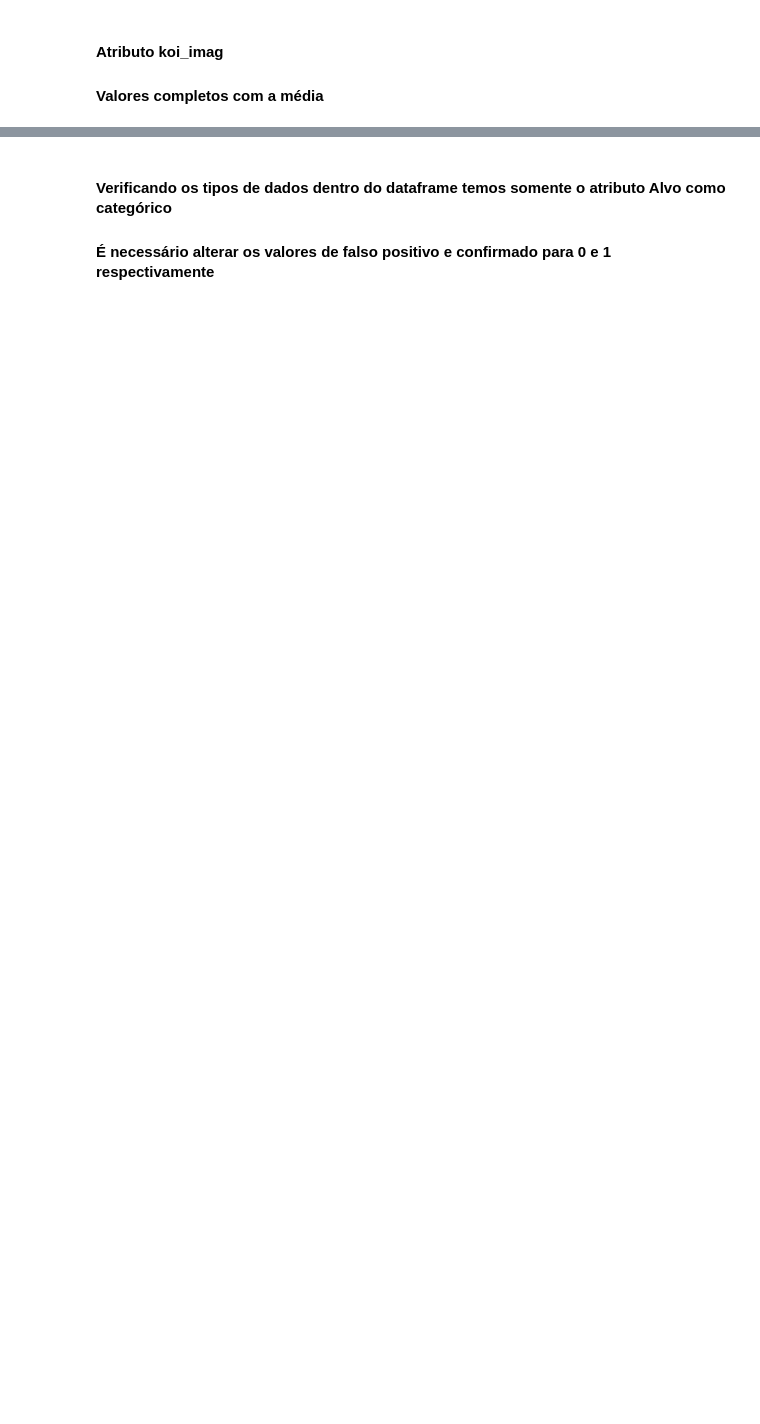
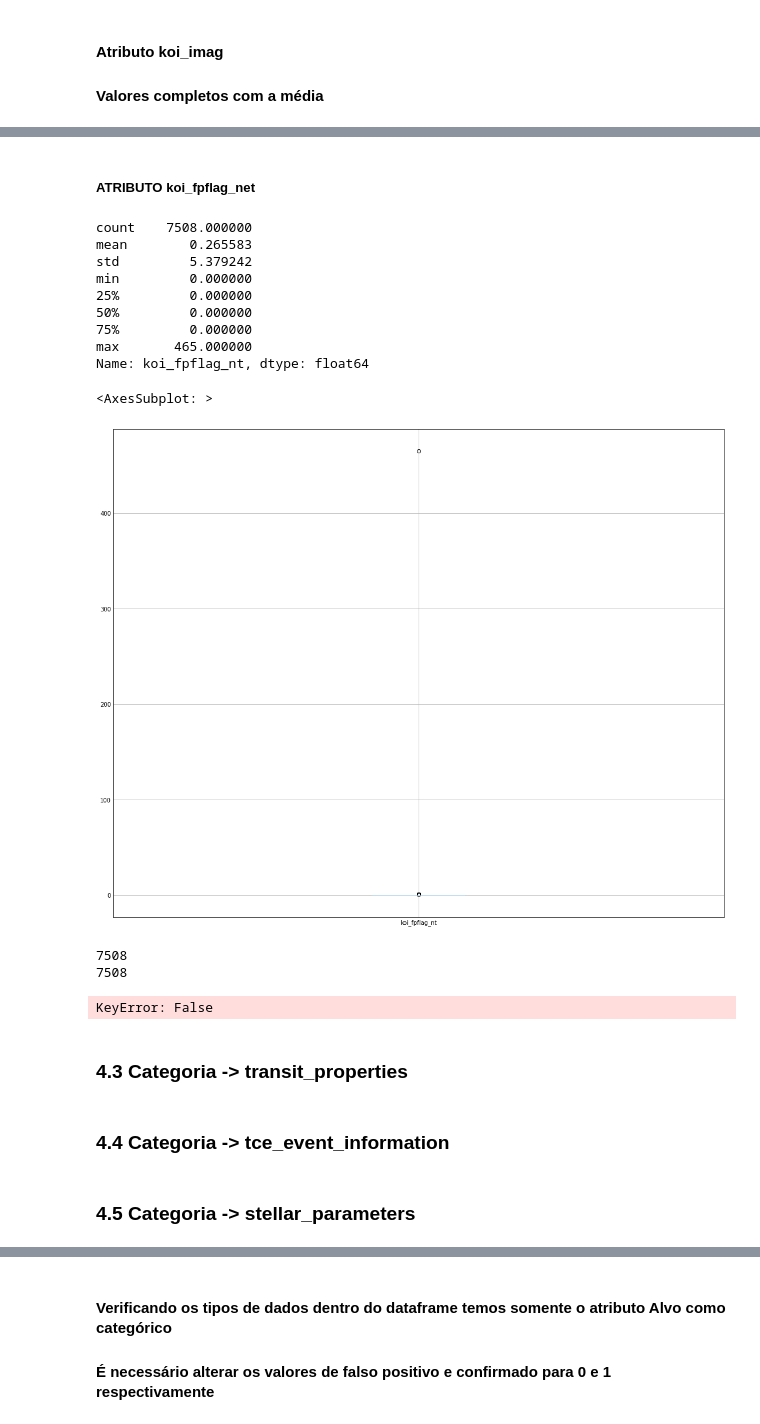
Before and after one commit to diogopena/exoplanet_classification_ml_model, a Jupyter notebook: exoplanet-ml-model-pt-br.ipynb, the cells around one changed output, grey strips where cells are left out. Drawn from its saved outputs; the diff is of its cells as text; code cells hidden in the pictures; blank space fills up the shorter version.

```diff
--- a/exoplanet-ml-model-pt-br.ipynb
+++ b/exoplanet-ml-model-pt-br.ipynb
@@ -780,0 +854,34 @@ Valores NULOS: 0
+# %% [markdown]
+##### ATRIBUTO koi_fpflag_net
+# %%
+# ATRIBUTO koi_fpflag_nt
+# A KOI whose light curve is not consistent with that of a transiting planet.
+# This includes, but is not limited to, instrumental artifacts, non-eclipsingvariable stars, and spurious (very low SNR) detections.
+print(df_exoplanets['koi_fpflag_nt'].describe())
+df_exoplanets['koi_fpflag_nt'].plot(kind='box',figsize=(15,12))
+# %% [output]
+count    7508.000000
+mean        0.265583
+std         5.379242
+min         0.000000
+25%         0.000000
+50%         0.000000
+75%         0.000000
+max       465.000000
+Name: koi_fpflag_nt, dtype: float64
+<AxesSubplot: >
+[figure, added]
+# %%
+print(df_exoplanets['koi_fpflag_nt'].count())
+#df_exoplanets.drop(['koi_fpflag_nt'] == 465,axis=0,inplace=True)
+print(df_exoplanets['koi_fpflag_nt'].count())
+# %% [output]
+7508
+7508
+KeyError: False
+# %% [markdown]
+### 4.3 Categoria -> transit_properties
+# %% [markdown]
+### 4.4 Categoria -> tce_event_information
+# %% [markdown]
+### 4.5 Categoria -> stellar_parameters
```
Also changed, not shown: parts of 46 cells of this notebook.
